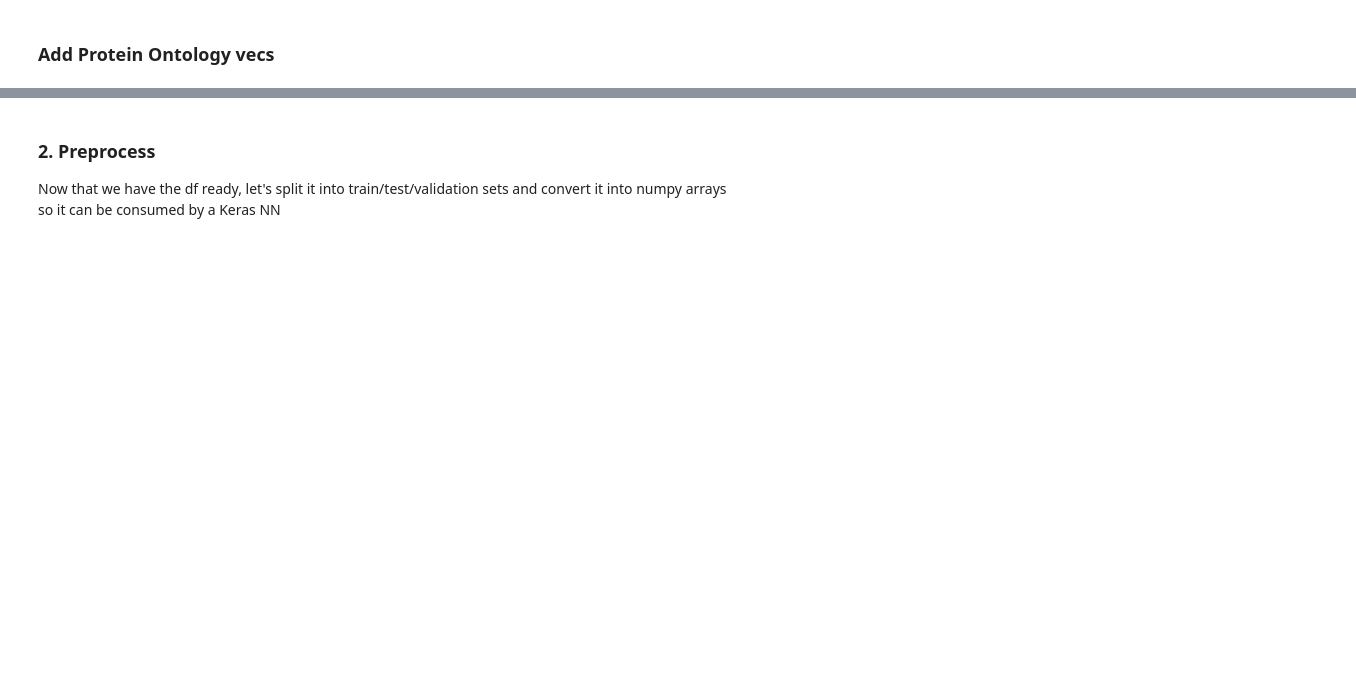
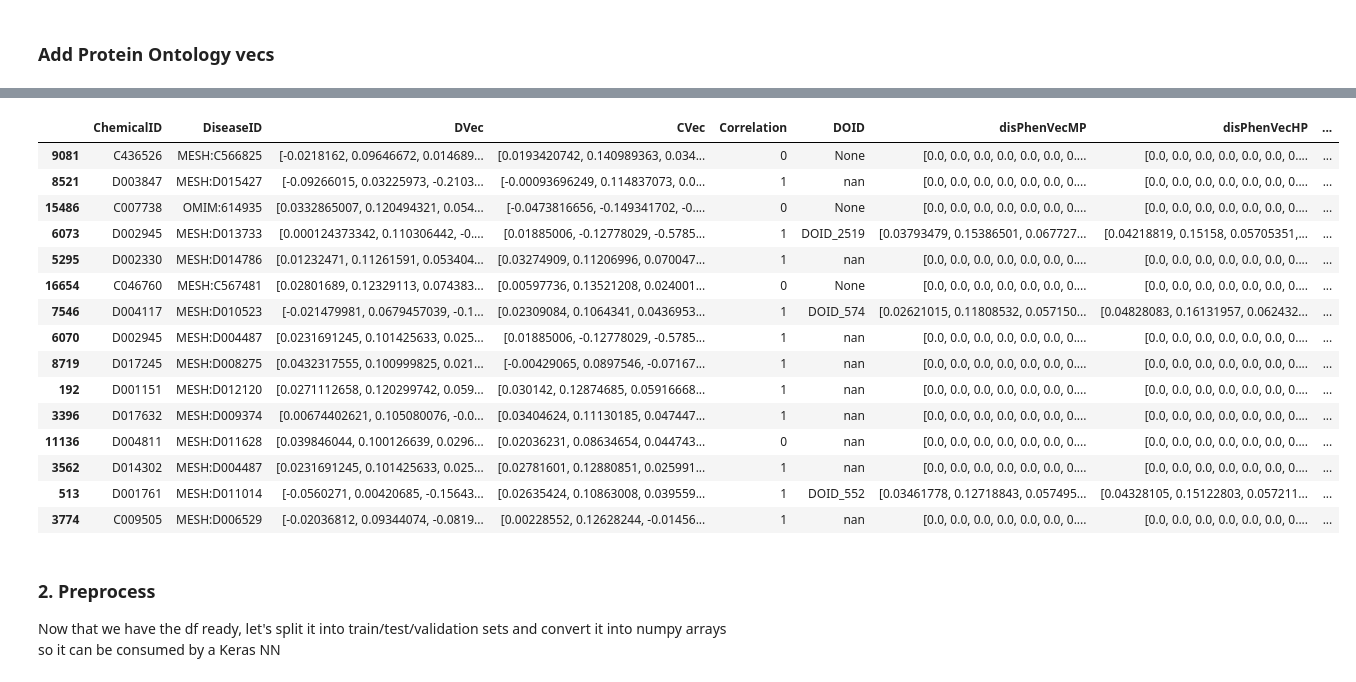
Before and after one commit to colemai/msc-thesis, a Jupyter notebook: opa/opa-nn.ipynb, the cells around one changed output, grey strips where cells are left out. Saved outputs shown, nothing was run; the diff lists cells and outputs as text; code cells hidden in the pictures; blank space fills up the shorter version.

```diff
--- a/opa/opa-nn.ipynb
+++ b/opa/opa-nn.ipynb
@@ -782,3 +1030,22 @@ df1['chem_PROvec'] = df1.chem_PROvec.map(lambda x: [float(i) for i in x])
+# %%
+df1.sample(15)
+# %% [output]
+|  | ChemicalID | DiseaseID | DVec | CVec | Correlation | DOID | disPhenVecMP | disPhenVecHP | ... |
+| 9081 | C436526 | MESH:C566825 | [-0.0218162, 0.09646672, 0.014689... | [0.0193420742, 0.140989363, 0.034... | 0 | None | [0.0, 0.0, 0.0, 0.0, 0.0, 0.0, 0.... | [0.0, 0.0, 0.0, 0.0, 0.0, 0.0, 0.... | ... |
+| 8521 | D003847 | MESH:D015427 | [-0.09266015, 0.03225973, -0.2103... | [-0.00093696249, 0.114837073, 0.0... | 1 | nan | [0.0, 0.0, 0.0, 0.0, 0.0, 0.0, 0.... | [0.0, 0.0, 0.0, 0.0, 0.0, 0.0, 0.... | ... |
+| 15486 | C007738 | OMIM:614935 | [0.0332865007, 0.120494321, 0.054... | [-0.0473816656, -0.149341702, -0.... | 0 | None | [0.0, 0.0, 0.0, 0.0, 0.0, 0.0, 0.... | [0.0, 0.0, 0.0, 0.0, 0.0, 0.0, 0.... | ... |
+| 6073 | D002945 | MESH:D013733 | [0.000124373342, 0.110306442, -0.... | [0.01885006, -0.12778029, -0.5785... | 1 | DOID_2519 | [0.03793479, 0.15386501, 0.067727... | [0.04218819, 0.15158, 0.05705351,... | ... |
+| 5295 | D002330 | MESH:D014786 | [0.01232471, 0.11261591, 0.053404... | [0.03274909, 0.11206996, 0.070047... | 1 | nan | [0.0, 0.0, 0.0, 0.0, 0.0, 0.0, 0.... | [0.0, 0.0, 0.0, 0.0, 0.0, 0.0, 0.... | ... |
+| 16654 | C046760 | MESH:C567481 | [0.02801689, 0.12329113, 0.074383... | [0.00597736, 0.13521208, 0.024001... | 0 | None | [0.0, 0.0, 0.0, 0.0, 0.0, 0.0, 0.... | [0.0, 0.0, 0.0, 0.0, 0.0, 0.0, 0.... | ... |
+| 7546 | D004117 | MESH:D010523 | [-0.021479981, 0.0679457039, -0.1... | [0.02309084, 0.1064341, 0.0436953... | 1 | DOID_574 | [0.02621015, 0.11808532, 0.057150... | [0.04828083, 0.16131957, 0.062432... | ... |
+| 6070 | D002945 | MESH:D004487 | [0.0231691245, 0.101425633, 0.025... | [0.01885006, -0.12778029, -0.5785... | 1 | nan | [0.0, 0.0, 0.0, 0.0, 0.0, 0.0, 0.... | [0.0, 0.0, 0.0, 0.0, 0.0, 0.0, 0.... | ... |
+| 8719 | D017245 | MESH:D008275 | [0.0432317555, 0.100999825, 0.021... | [-0.00429065, 0.0897546, -0.07167... | 1 | nan | [0.0, 0.0, 0.0, 0.0, 0.0, 0.0, 0.... | [0.0, 0.0, 0.0, 0.0, 0.0, 0.0, 0.... | ... |
+| 192 | D001151 | MESH:D012120 | [0.0271112658, 0.120299742, 0.059... | [0.030142, 0.12874685, 0.05916668... | 1 | nan | [0.0, 0.0, 0.0, 0.0, 0.0, 0.0, 0.... | [0.0, 0.0, 0.0, 0.0, 0.0, 0.0, 0.... | ... |
+| 3396 | D017632 | MESH:D009374 | [0.00674402621, 0.105080076, -0.0... | [0.03404624, 0.11130185, 0.047447... | 1 | nan | [0.0, 0.0, 0.0, 0.0, 0.0, 0.0, 0.... | [0.0, 0.0, 0.0, 0.0, 0.0, 0.0, 0.... | ... |
+| 11136 | D004811 | MESH:D011628 | [0.039846044, 0.100126639, 0.0296... | [0.02036231, 0.08634654, 0.044743... | 0 | nan | [0.0, 0.0, 0.0, 0.0, 0.0, 0.0, 0.... | [0.0, 0.0, 0.0, 0.0, 0.0, 0.0, 0.... | ... |
+| 3562 | D014302 | MESH:D004487 | [0.0231691245, 0.101425633, 0.025... | [0.02781601, 0.12880851, 0.025991... | 1 | nan | [0.0, 0.0, 0.0, 0.0, 0.0, 0.0, 0.... | [0.0, 0.0, 0.0, 0.0, 0.0, 0.0, 0.... | ... |
+| 513 | D001761 | MESH:D011014 | [-0.0560271, 0.00420685, -0.15643... | [0.02635424, 0.10863008, 0.039559... | 1 | DOID_552 | [0.03461778, 0.12718843, 0.057495... | [0.04328105, 0.15122803, 0.057211... | ... |
+| 3774 | C009505 | MESH:D006529 | [-0.02036812, 0.09344074, -0.0819... | [0.00228552, 0.12628244, -0.01456... | 1 | nan | [0.0, 0.0, 0.0, 0.0, 0.0, 0.0, 0.... | [0.0, 0.0, 0.0, 0.0, 0.0, 0.0, 0.... | ... |
 # %% [markdown]
 ### 2. Preprocess
 Now that we have the df ready, let's split it into train/test/validation sets and convert it into numpy arrays so it can be consumed by a Keras NN
```
Also changed, not shown: parts of 43 cells of this notebook, 4 other files.
